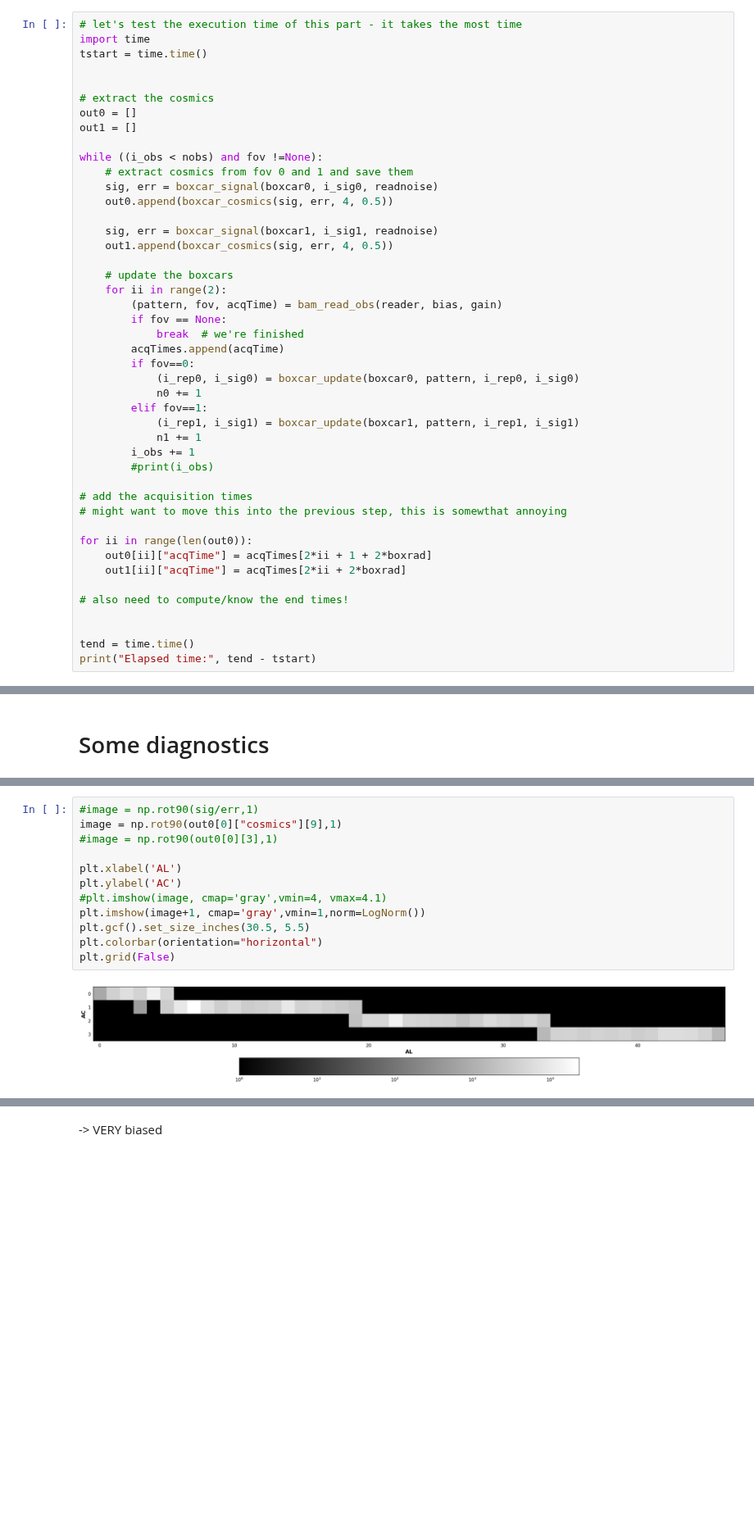
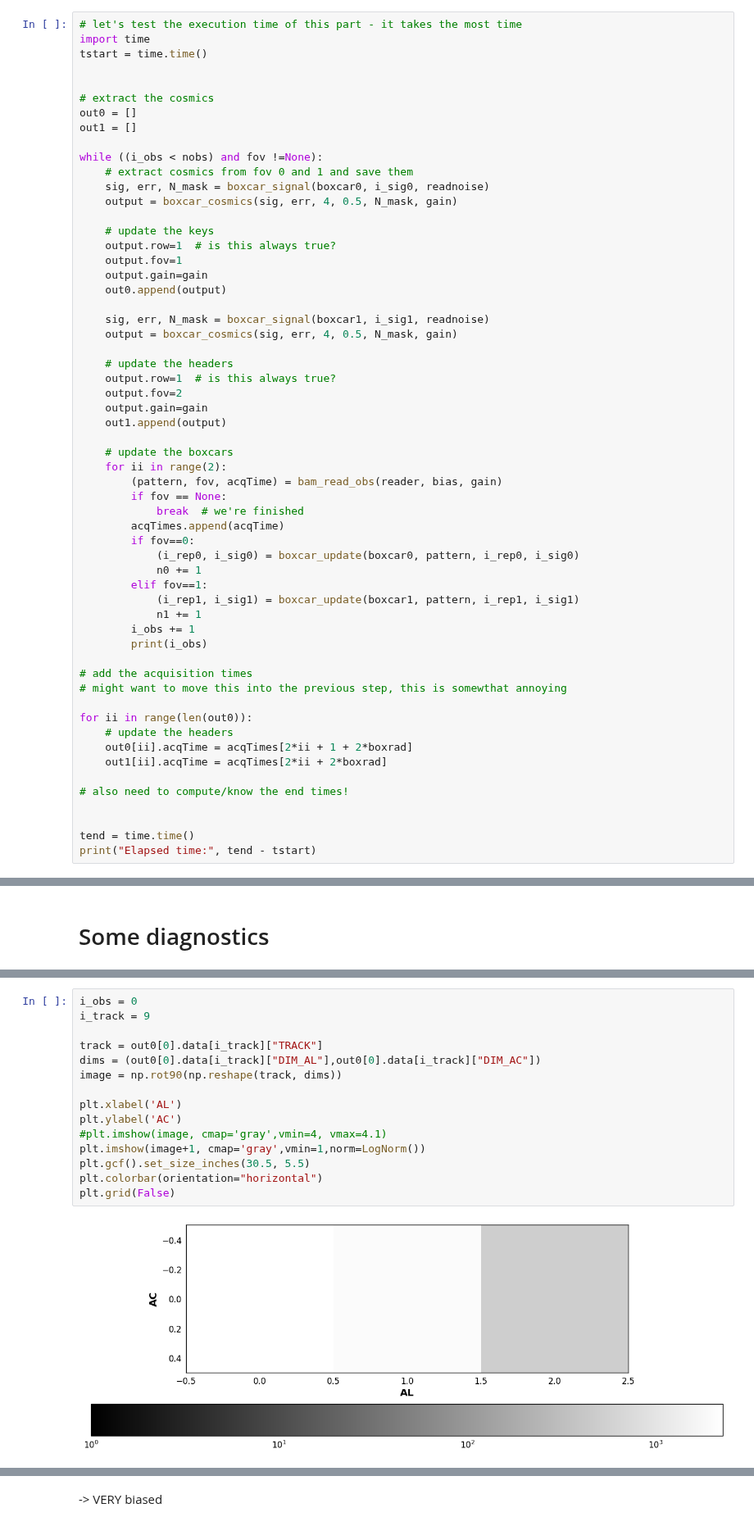
Before and after one commit to asierabreu/cosmics, a Jupyter notebook: analysis/bam/bam_chain.ipynb, the cells around one changed output, grey strips where cells are left out. Shown at 82% size. Saved outputs shown, nothing was run; the diff lists cells and outputs as text; blank space fills up the shorter version.

```diff
--- a/analysis/bam/bam_chain.ipynb
+++ b/analysis/bam/bam_chain.ipynb
@@ -93,11 +96,23 @@ out1 = []
 
 while ((i_obs < nobs) and fov !=None):
     # extract cosmics from fov 0 and 1 and save them
-    sig, err = boxcar_signal(boxcar0, i_sig0, readnoise)
-    out0.append(boxcar_cosmics(sig, err, 4, 0.5))
+    sig, err, N_mask = boxcar_signal(boxcar0, i_sig0, readnoise)
+    output = boxcar_cosmics(sig, err, 4, 0.5, N_mask, gain)
 
-    sig, err = boxcar_signal(boxcar1, i_sig1, readnoise)
-    out1.append(boxcar_cosmics(sig, err, 4, 0.5))
+    # update the keys
+    output.row=1  # is this always true?
+    output.fov=1
+    output.gain=gain
+    out0.append(output)
+
+    sig, err, N_mask = boxcar_signal(boxcar1, i_sig1, readnoise)
+    output = boxcar_cosmics(sig, err, 4, 0.5, N_mask, gain)
+
+    # update the headers
+    output.row=1  # is this always true?
+    output.fov=2
+    output.gain=gain
+    out1.append(output)
 
     # update the boxcars
     for ii in range(2):
@@ -112,14 +127,15 @@ while ((i_obs < nobs) and fov !=None):
             (i_rep1, i_sig1) = boxcar_update(boxcar1, pattern, i_rep1, i_sig1)
             n1 += 1
         i_obs += 1
-        #print(i_obs)
+        print(i_obs)
 
 # add the acquisition times
 # might want to move this into the previous step, this is somewthat annoying
 
 for ii in range(len(out0)):
-    out0[ii]["acqTime"] = acqTimes[2*ii + 1 + 2*boxrad]
-    out1[ii]["acqTime"] = acqTimes[2*ii + 2*boxrad]
+    # update the headers
+    out0[ii].acqTime = acqTimes[2*ii + 1 + 2*boxrad]
+    out1[ii].acqTime = acqTimes[2*ii + 2*boxrad]
 
 # also need to compute/know the end times!
 
@@ -138,17 +206,20 @@ print(len(out0[0]["cosmics"]))
 # %%
-#image = np.rot90(sig/err,1)
-image = np.rot90(out0[0]["cosmics"][9],1)
-#image = np.rot90(out0[0][3],1)
+i_obs = 0
+i_track = 9
+
+track = out0[0].data[i_track]["TRACK"]
+dims = (out0[0].data[i_track]["DIM_AL"],out0[0].data[i_track]["DIM_AC"])
+image = np.rot90(np.reshape(track, dims))
 
 plt.xlabel('AL')
 plt.ylabel('AC')
 #plt.imshow(image, cmap='gray',vmin=4, vmax=4.1)
 plt.imshow(image+1, cmap='gray',vmin=1,norm=LogNorm())
 plt.gcf().set_size_inches(30.5, 5.5)
 plt.colorbar(orientation="horizontal")
 plt.grid(False)
 # %% [output]
-[figure, old version]
+[figure, new version]
 # %%
 # This should be quite a lot of energies, so do a histogram
 
```
Also changed, not shown: parts of 19 cells of this notebook, 5 other files.
